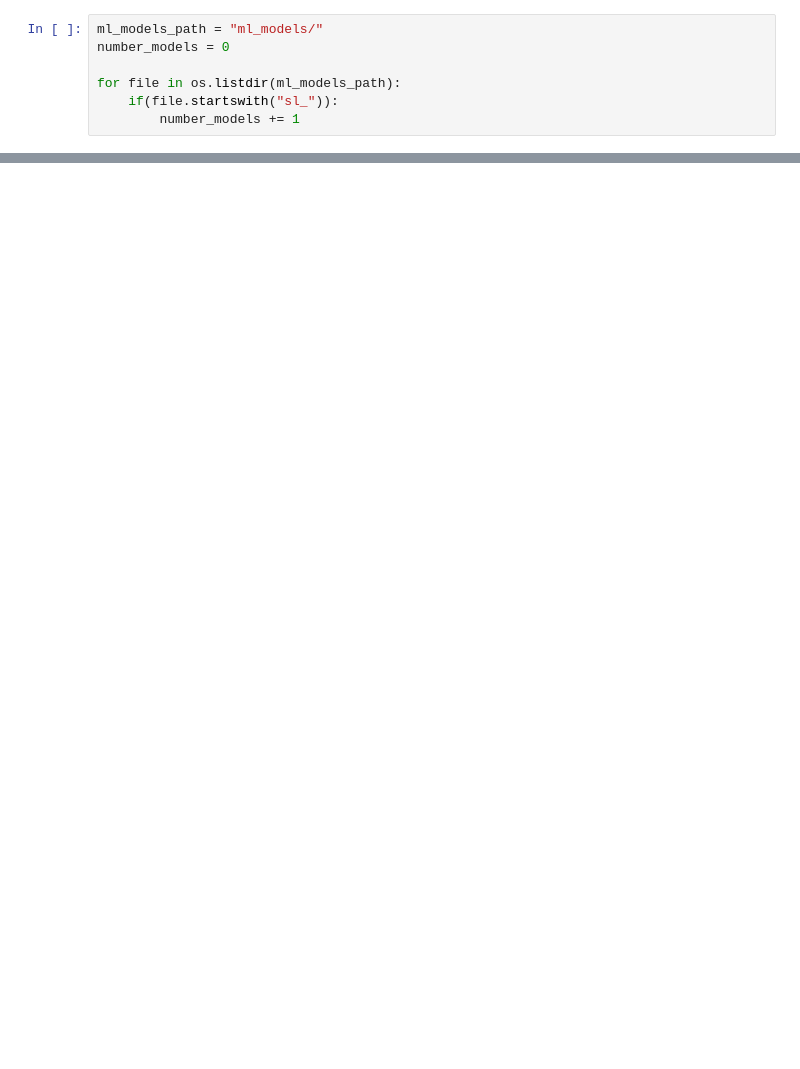
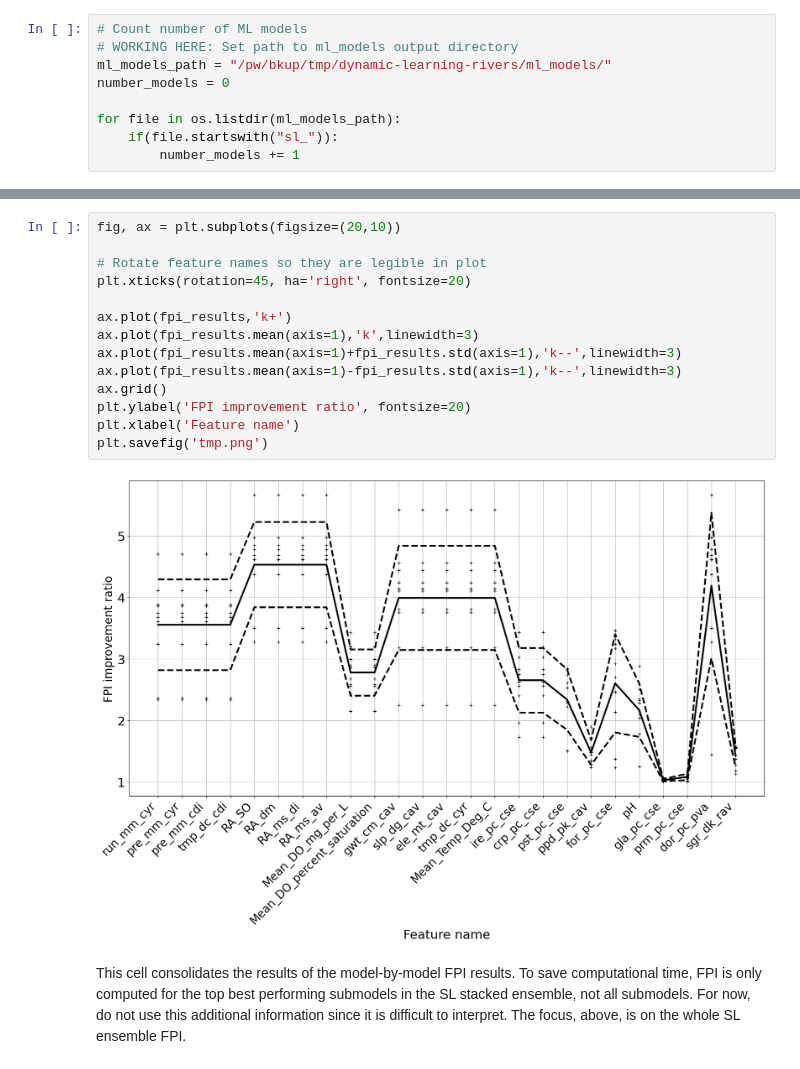
Before and after one commit to parallelworks/dynamic-learning-rivers, a Jupyter notebook: fpi_visualization.ipynb, the cells around one changed output, grey strips where cells are left out. Drawn from its saved outputs; the diff is of its cells as text; blank space fills up the shorter version.

```diff
--- a/fpi_visualization.ipynb
+++ b/fpi_visualization.ipynb
@@ -4,7 +5,9 @@ import numpy as np
 import os
 import pandas as pd
 # %%
-ml_models_path = "ml_models/"
+# Count number of ML models
+# WORKING HERE: Set path to ml_models output directory
+ml_models_path = "/pw/bkup/tmp/dynamic-learning-rivers/ml_models/"
 number_models = 0
 
 for file in os.listdir(ml_models_path):
@@ -29,3 +78,21 @@ avg_fpi_results = fpi_results.iloc[:, 1:].div(number_models)
+# %%
+fig, ax = plt.subplots(figsize=(20,10))
+
+# Rotate feature names so they are legible in plot
+plt.xticks(rotation=45, ha='right', fontsize=20)
+
+ax.plot(fpi_results,'k+')
+ax.plot(fpi_results.mean(axis=1),'k',linewidth=3)
+ax.plot(fpi_results.mean(axis=1)+fpi_results.std(axis=1),'k--',linewidth=3)
+ax.plot(fpi_results.mean(axis=1)-fpi_results.std(axis=1),'k--',linewidth=3)
+ax.grid()
+plt.ylabel('FPI improvement ratio', fontsize=20)
+plt.xlabel('Feature name')
+plt.savefig('tmp.png')
+# %% [output]
+[figure, added]
+# %% [markdown]
+This cell consolidates the results of the model-by-model FPI results.  To save computational time, FPI is only computed for the top best performing submodels in the SL stacked ensemble, not all submodels. For now, do not use this additional information since it is difficult to interpret. The focus, above, is on the whole SL ensemble FPI.
 # %%
 fpi_results = pd.DataFrame()
 
```
Also changed, not shown: parts of 6 cells of this notebook, 3 other files.
